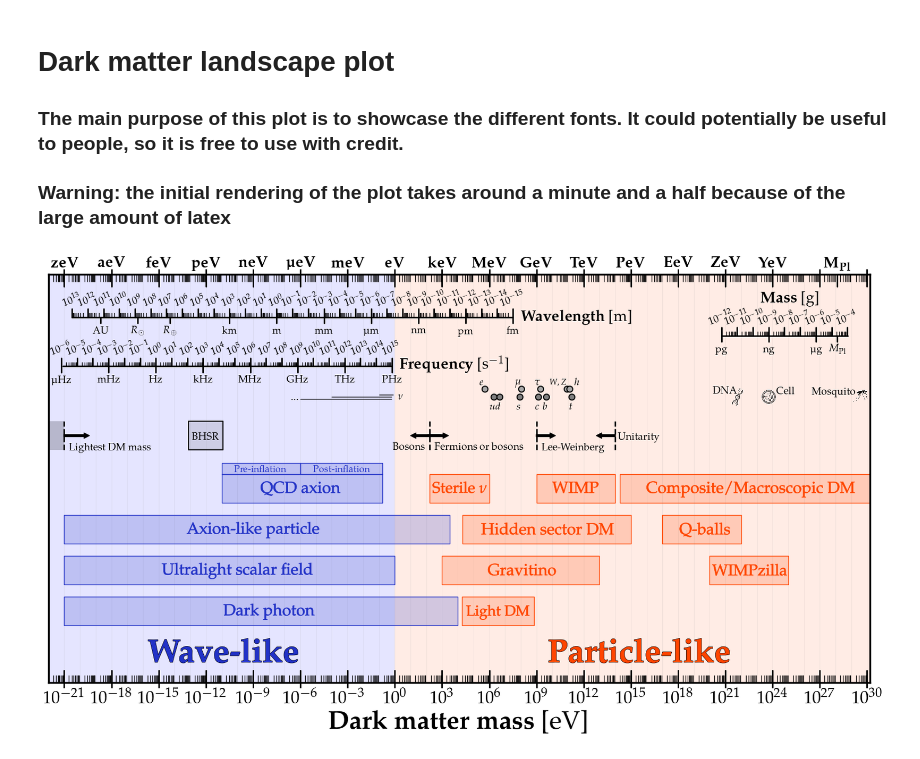
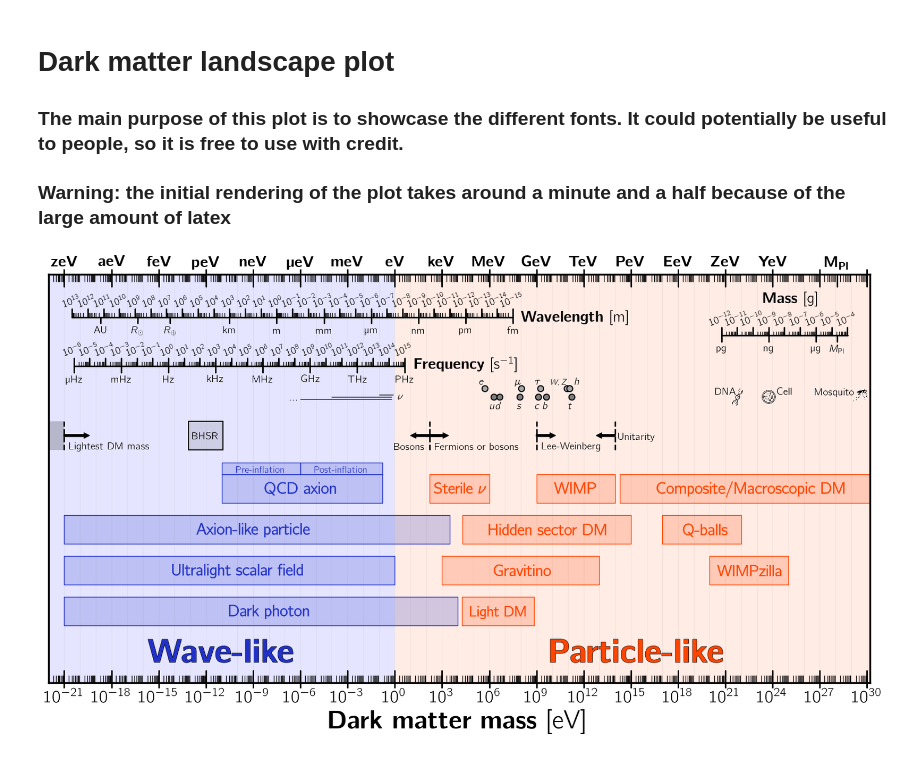
Before and after one commit to cajohare/HowToMakeAPlot, a Jupyter notebook: code/DarkMatterLandscape.ipynb, the cells around one changed output. Drawn from its saved outputs; the diff is of its cells as text; code cells hidden in the pictures.

```diff
--- a/code/DarkMatterLandscape.ipynb
+++ b/code/DarkMatterLandscape.ipynb
@@ -24,16 +24,16 @@ def PointsAsImages(ax,x, y, file, zoom=1):
 # Choose style sheet:
 
 # Palatino
-plt.style.use('sty.mplstyle')
-file = 'DMLandscape_Palatino'
+# plt.style.use('sty.mplstyle')
+# file = 'DMLandscape_Palatino'
 
 # Computer modern
 # plt.style.use('sty2.mplstyle')
 # file = 'DMLandscape_CM'
 
 # Sans-serif
-# plt.style.use('sty3.mplstyle')
-# file = 'DMLandscape_SansSerif'
+plt.style.use('sty3.mplstyle')
+file = 'DMLandscape_SansSerif'
 # %%
 fig = plt.figure(figsize=(20,10))
 ax = fig.add_subplot()
@@ -73,9 +73,9 @@ ax.text(1.0e8,y,r'{\bf Wavelength} [m]',fontsize=labelsize*1.5,va='center',ha='l
 
 
 # Compton frequency axis
-Hz2eV = 6.5821220e-16
+Hz2eV = 2*pi*6.5821220e-16
 y = 0.775
-ax.plot([0.8e-21,0.6],[y,y],color='k',lw=2) # axis line
+ax.plot([4.3e-21,4],[y,y],color='k',lw=2) # axis line
 L = 10.0**arange(-6,16)
 for i in range(size(L)):
     ax.plot(Hz2eV*L[i]*array([1,1]),array([y,y+ticksize]),color='k',lw=2) # major ticks
@@ -86,7 +86,7 @@ for i in range(size(L)):
 for lab,unit in zip([r'\textmu Hz','mHz','Hz',r'kHz','MHz','GHz','THz','PHz'],[1e-6,1e-3,1,1e3,1e6,1e9,1e12,1e15]):
     ax.text(unit*Hz2eV,y-ticksize*1.1,lab,ha='center',va='top',fontsize=labelsize)
     ax.plot(unit*Hz2eV*array([1,1]),array([y,y-0.75*ticksize]),color='k',lw=2)
-ax.text(0.2e1,y+0.005,r'{\bf Frequency} [s$^{-1}$]',fontsize=labelsize*1.5,va='center',ha='left')
+ax.text(0.17e2,y+0.005,r'{\bf Frequency} [s$^{-1}$]',fontsize=labelsize*1.5,va='center',ha='left')
 
 
 # Mass axis
@@ -270,31 +270,31 @@ ax.text(0.12e9,y0+thick/2.2,r'Gravitino',color='orangered',ha='center',va='cente
 
 #### Setting global axis properties
 
 # Top axis
 for lab,unit in zip(['zeV','aeV','feV','peV','neV',r'\textmu eV','meV','eV','keV','MeV','GeV','TeV','PeV','EeV','ZeV','YeV',r'$\mathbf{M}_{\bf Pl}$'],concatenate((10.0**arange(-21,27,3),array([1.22e19*1e9])))):
     ax.text(unit,1.045,r'{\bf '+lab+r'}',ha='center',va='top',fontsize=labelsize*1.5)
 for unit in 10.0**arange(-21,33,3):
     ax.plot([unit,unit],[1,1-ticksize*1.5],'k-',lw=2)
     ax.plot([unit,unit],[0,ticksize*1.5],'k-',lw=2)
 ax.plot([1.22e19*1e9,1.22e19*1e9],[1,1-ticksize*1.5],'k-',lw=2)
 
 # Bottom axis
 ax.set_xscale('log')
 locmaj = matplotlib.ticker.LogLocator(base=10.0, subs=(1.0, ), numticks=50)
 locmin = matplotlib.ticker.LogLocator(base=10.0, subs=arange(2, 10)*.1,numticks=100)
 ax.xaxis.set_major_locator(locmaj)
 ax.xaxis.set_minor_locator(locmin)
 ax.tick_params(which='major',labelsize=labelsize*1.7,labeltop=False,rotation=0,pad=4,tickdir='out',length=7)
 ax.set_xticks(10.0**arange(-21,32,3))
 ax.set_xlim([xmin,xmax])
 ax.set_ylim([0,1])
 ax.set_yticks([])
 for x in 10.0**arange(-21,32):
     ax.axvline(x,color='gray',alpha=0.15,lw=0.5,zorder=-100)
 plt.xlabel(r'{\bf Dark matter mass} [eV]',fontsize=35)
 
 
 plt.savefig('../plots/'+file+'.pdf',transparent=False,bbox_inches='tight',dpi=1000)
 plt.savefig('../plots/plots_png/'+file+'.png',transparent=False,bbox_inches='tight',dpi=200)
 # %% [output]
-[figure, old version]
+[figure, new version]
```
Also changed, not shown: 6 other files.
